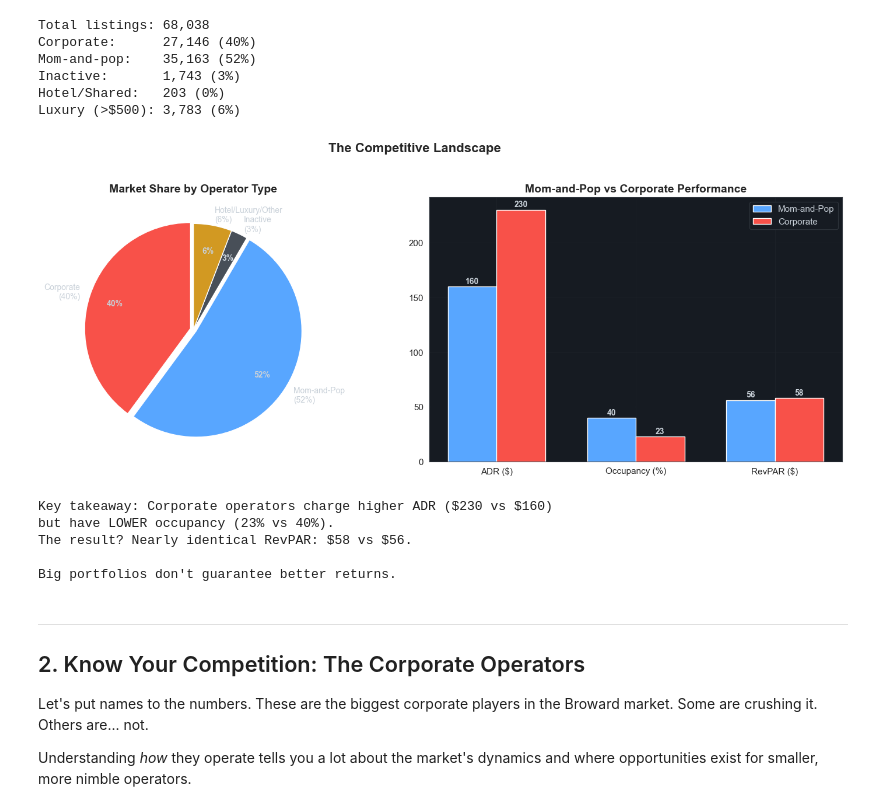
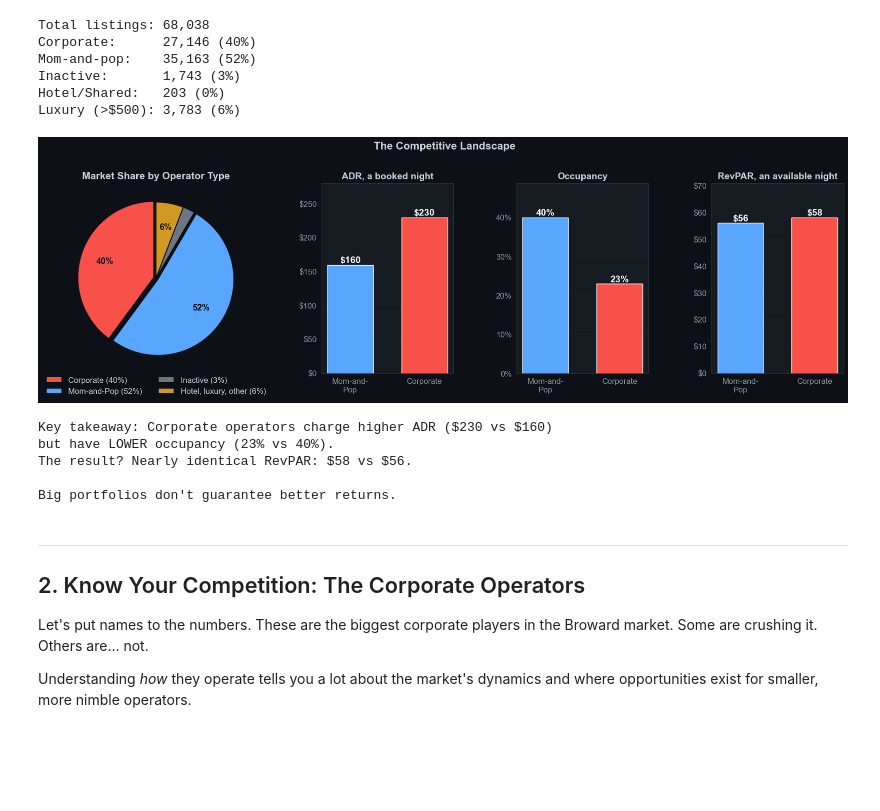
Before and after one commit to PlotBot2023/portfolio, a Jupyter notebook: notebooks/broward-investor-guide.ipynb, the cells around one changed output. Saved outputs shown, nothing was run; the diff lists cells and outputs as text; code cells hidden in the pictures; blank space fills up the shorter version.

```diff
--- a/notebooks/broward-investor-guide.ipynb
+++ b/notebooks/broward-investor-guide.ipynb
@@ -39,7 +39,8 @@ import seaborn as sns
 import warnings
 warnings.filterwarnings("ignore")
 
-# Dark theme
+# Dark theme, applied after seaborn's style (whitegrid resets the figure to white and the text to near black)
+sns.set_style("whitegrid")
 plt.rcParams.update({
     "legend.labelcolor": "#c9d1d9", "legend.facecolor": "#161b22",
     "legend.edgecolor": "#30363d", "legend.framealpha": 0.9,
@@ -47,11 +48,9 @@ plt.rcParams.update({
     "axes.edgecolor": "#30363d", "axes.labelcolor": "#c9d1d9",
     "text.color": "#c9d1d9", "xtick.color": "#8b949e",
     "ytick.color": "#8b949e", "grid.color": "#21262d", "grid.alpha": 0.6,
-    "font.size": 11, "axes.titlesize": 14, "axes.titleweight": "bold",
-})
-sns.set_style("whitegrid", rc={
-    "axes.facecolor": "#161b22", "grid.color": "#21262d",
-    "axes.edgecolor": "#30363d",
+    "font.size": 13, "axes.titlesize": 15, "axes.titleweight": "bold",
+    "axes.labelsize": 13, "xtick.labelsize": 12, "ytick.labelsize": 12, "legend.fontsize": 12,
+    "savefig.facecolor": "#0d1117", "savefig.edgecolor": "#0d1117",
 })
 PAL = ["#58a6ff", "#3fb950", "#d29922", "#f85149", "#bc8cff", "#79c0ff"]
 
@@ -129,62 +128,61 @@ Inactive:       1,743 (3%)
 Hotel/Shared:   203 (0%)
 Luxury (>$500): 3,783 (6%)
 # %%
-fig, axes = plt.subplots(1, 2, figsize=(15, 6))
+fig = plt.figure(figsize=(17, 6.2))
+gs = fig.add_gridspec(1, 4, width_ratios=[1.55, 1, 1, 1], wspace=0.42)
 
-# --- Pie: market share ---
+# --- Pie: market share (a legend, not outside labels: the two thin slices' labels collided) ---
+ax_pie = fig.add_subplot(gs[0])
 segments = [n_corp, n_mp, n_inactive, n_hotel + n_luxury]
-labels = [f"Corporate\n({n_corp/total:.0%})",
-          f"Mom-and-Pop\n({n_mp/total:.0%})",
-          f"Inactive\n({n_inactive/total:.0%})",
-          f"Hotel/Luxury/Other\n({(n_hotel+n_luxury)/total:.0%})"]
-colors = [PAL[3], PAL[0], "#484f58", PAL[2]]
-wedges, texts, autotexts = axes[0].pie(
-    segments, labels=labels, autopct="%1.0f%%",
-    colors=colors, textprops={"color": "#c9d1d9", "fontsize": 10},
-    pctdistance=0.75, startangle=90, explode=(0.03, 0.03, 0, 0))
-for at in autotexts:
-    at.set_fontweight("bold")
-axes[0].set_title("Market Share by Operator Type")
+labels = [f"Corporate ({n_corp/total:.0%})",
+          f"Mom-and-Pop ({n_mp/total:.0%})",
+          f"Inactive ({n_inactive/total:.0%})",
+          f"Hotel, luxury, other ({(n_hotel+n_luxury)/total:.0%})"]
+colors = [PAL[3], PAL[0], "#6e7681", PAL[2]]
+wedges, autotexts = ax_pie.pie(
+    segments, autopct=lambda p: f"{p:.0f}%" if p >= 5 else "", colors=colors,
+    textprops={"color": "#0d1117", "fontsize": 13, "fontweight": "bold"},
+    pctdistance=0.68, startangle=90, explode=(0.03, 0.03, 0, 0),
+    wedgeprops={"edgecolor": "#0d1117", "linewidth": 1.5})[0:3:2]
+ax_pie.legend(wedges, labels, loc="upper center", bbox_to_anchor=(0.5, 0.02), ncol=2, frameon=False)
+ax_pie.set_title("Market Share by Operator Type")
 
-# --- Bar: performance comparison ---
+# --- Performance: one panel per measure, each on its own scale ---
 corp_data = adv[adv["is_corporate"] & (adv["occupancy_avg"] > 0)]
 mp_data = adv[(~adv["is_corporate"]) & (adv["occupancy_avg"] > 0) &
               (adv["room_type"].isin(["Entire home/apt", "Private room"])) &
               (adv["adr_avg"] > 0) & (adv["adr_avg"] <= 500)]
 
-metrics = ["adr_avg", "occupancy_avg", "revpar_avg"]
-metric_labels = ["ADR ($)", "Occupancy (%)", "RevPAR ($)"]
 corp_vals = [corp_data["adr_avg"].median(), corp_data["occupancy_avg"].median() * 100,
              corp_data["revpar_avg"].median()]
 mp_vals = [mp_data["adr_avg"].median(), mp_data["occupancy_avg"].median() * 100,
            mp_data["revpar_avg"].median()]
 
-x = np.arange(len(metrics))
-w = 0.35
-bars1 = axes[1].bar(x - w/2, mp_vals, w, label="Mom-and-Pop", color=PAL[0])
-bars2 = axes[1].bar(x + w/2, corp_vals, w, label="Corporate", color=PAL[3])
-axes[1].set_xticks(x)
-axes[1].set_xticklabels(metric_labels)
-axes[1].set_title("Mom-and-Pop vs Corporate Performance")
-axes[1].legend(facecolor="#161b22", edgecolor="#30363d")
-
-for bars in [bars1, bars2]:
-    for bar in bars:
-        val = bar.get_height()
-        axes[1].text(bar.get_x() + bar.get_width()/2, val + 1,
-                     f"{val:.0f}", ha="center", va="bottom",
-                     fontsize=10, color="#c9d1d9", fontweight="bold")
+panels = [("ADR, a booked night", "${:.0f}"), ("Occupancy", "{:.0f}%"), ("RevPAR, an available night", "${:.0f}")]
+for k, (title, fmt) in enumerate(panels):
+    ax = fig.add_subplot(gs[k + 1])
+    vals = [mp_vals[k], corp_vals[k]]
+    bars = ax.bar([0, 1], vals, width=0.62, color=[PAL[0], PAL[3]])
+    ax.set_xticks([0, 1])
+    ax.set_xticklabels(["Mom-and-\nPop", "Corporate"])
+    ax.set_ylim(0, max(vals) * 1.22)
+    ax.yaxis.set_major_formatter(mticker.FuncFormatter(lambda x, _, f=fmt: f.format(x)))
+    ax.set_title(title, fontsize=14)
+    for bar, v in zip(bars, vals):
+        ax.text(bar.get_x() + bar.get_width() / 2, v, fmt.format(v), ha="center", va="bottom",
+                fontsize=14, fontweight="bold", color="#f0f6fc")
+    ax.grid(axis="x", visible=False)
 
 fig.suptitle("The Competitive Landscape", fontsize=16, fontweight="bold")
-fig.tight_layout(rect=(0, 0, 1, 0.95))
+fig.subplots_adjust(top=0.84, bottom=0.2, left=0.02, right=0.99)
 plt.show()
 
 print(f"\nKey takeaway: Corporate operators charge higher ADR (${corp_vals[0]:.0f} vs ${mp_vals[0]:.0f})")
 print(f"but have LOWER occupancy ({corp_vals[1]:.0f}% vs {mp_vals[1]:.0f}%).")
 print(f"The result? Nearly identical RevPAR: ${corp_vals[2]:.0f} vs ${mp_vals[2]:.0f}.")
 print(f"\nBig portfolios don't guarantee better returns.")
 # %% [output]
-[figure, old version]
+[figure, new version]
 Key takeaway: Corporate operators charge higher ADR ($230 vs $160)
 but have LOWER occupancy (23% vs 40%).
 The result? Nearly identical RevPAR: $58 vs $56.
```
Also changed, not shown: parts of 8 cells of this notebook, 11 other files.
